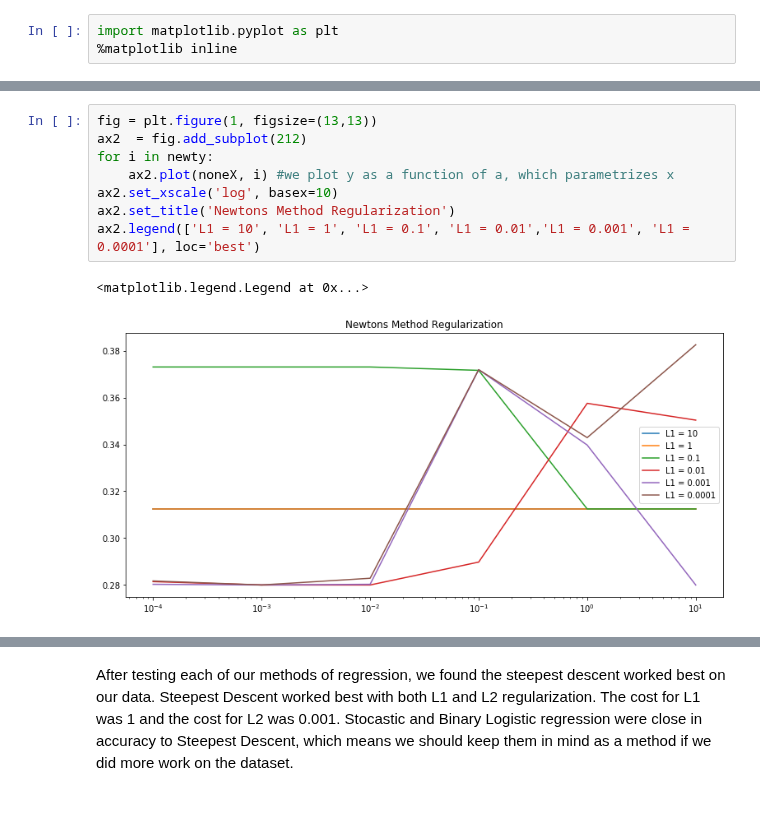
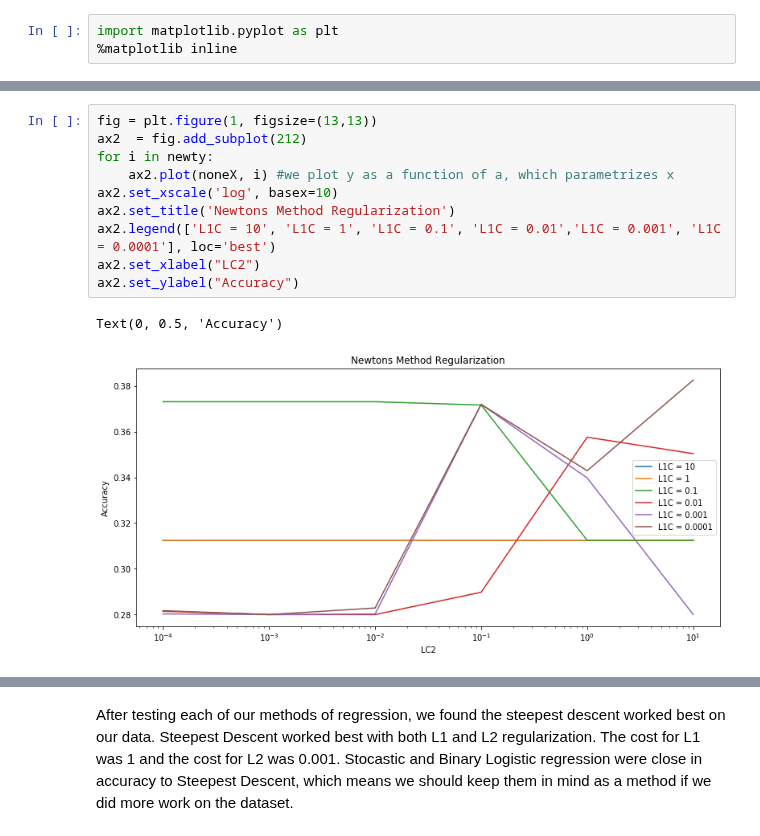
Before and after one commit to l1onh3art88/ml-lab2, a Jupyter notebook: lab3/lab3.ipynb, the cells around one changed output, grey strips where cells are left out. Cells and saved outputs as stored; diff of their text form; blank space fills up the shorter version.

```diff
--- a/lab3/lab3.ipynb
+++ b/lab3/lab3.ipynb
@@ -658,14 +673,16 @@ ax2.legend(['L1 = 10', 'L1 = 1', 'L1 = 0.1', 'L1 = 0.01','L1 = 0.001', 'L1 = 0.0
 # %%
 fig = plt.figure(1, figsize=(13,13))
 ax2  = fig.add_subplot(212)
 for i in newty:
     ax2.plot(noneX, i) #we plot y as a function of a, which parametrizes x
 ax2.set_xscale('log', basex=10)
 ax2.set_title('Newtons Method Regularization')
-ax2.legend(['L1 = 10', 'L1 = 1', 'L1 = 0.1', 'L1 = 0.01','L1 = 0.001', 'L1 = 0.0001'], loc='best')
+ax2.legend(['L1C = 10', 'L1C = 1', 'L1C = 0.1', 'L1C = 0.01','L1C = 0.001', 'L1C = 0.0001'], loc='best')
+ax2.set_xlabel("LC2")
+ax2.set_ylabel("Accuracy")
 # %% [output]
-<matplotlib.legend.Legend at 0x...>
+Text(0, 0.5, 'Accuracy')
-[figure, old version]
+[figure, new version]
 # %%
 print('max for regular lr', maxNone[0],' L1:',maxNone[1],' L2:',maxNone[2])
 print('max for steep', maxSteep[0],' L1:',maxSteep[1],' L2:',maxSteep[2])
```
Also changed, not shown: parts of 20 cells of this notebook.
